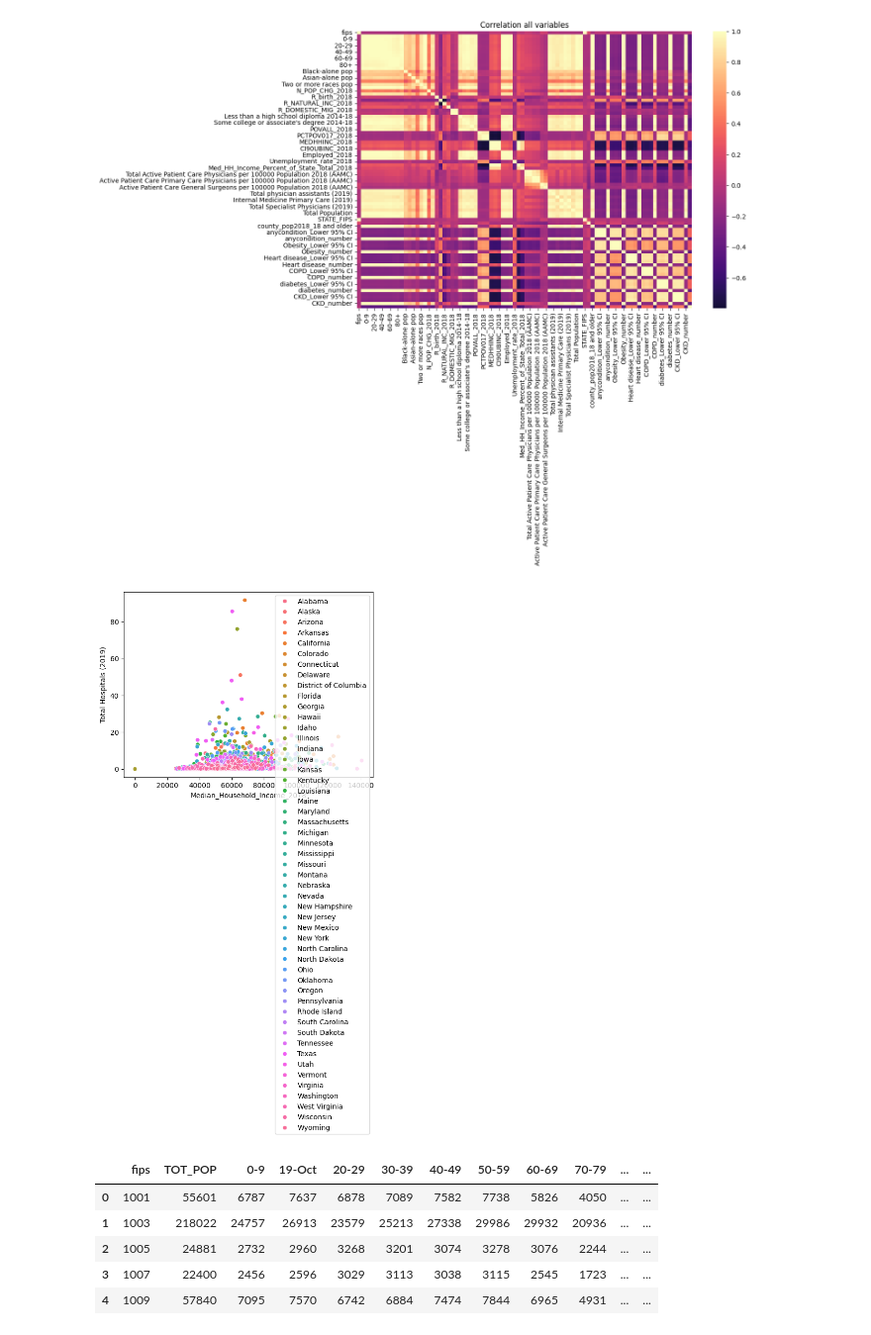
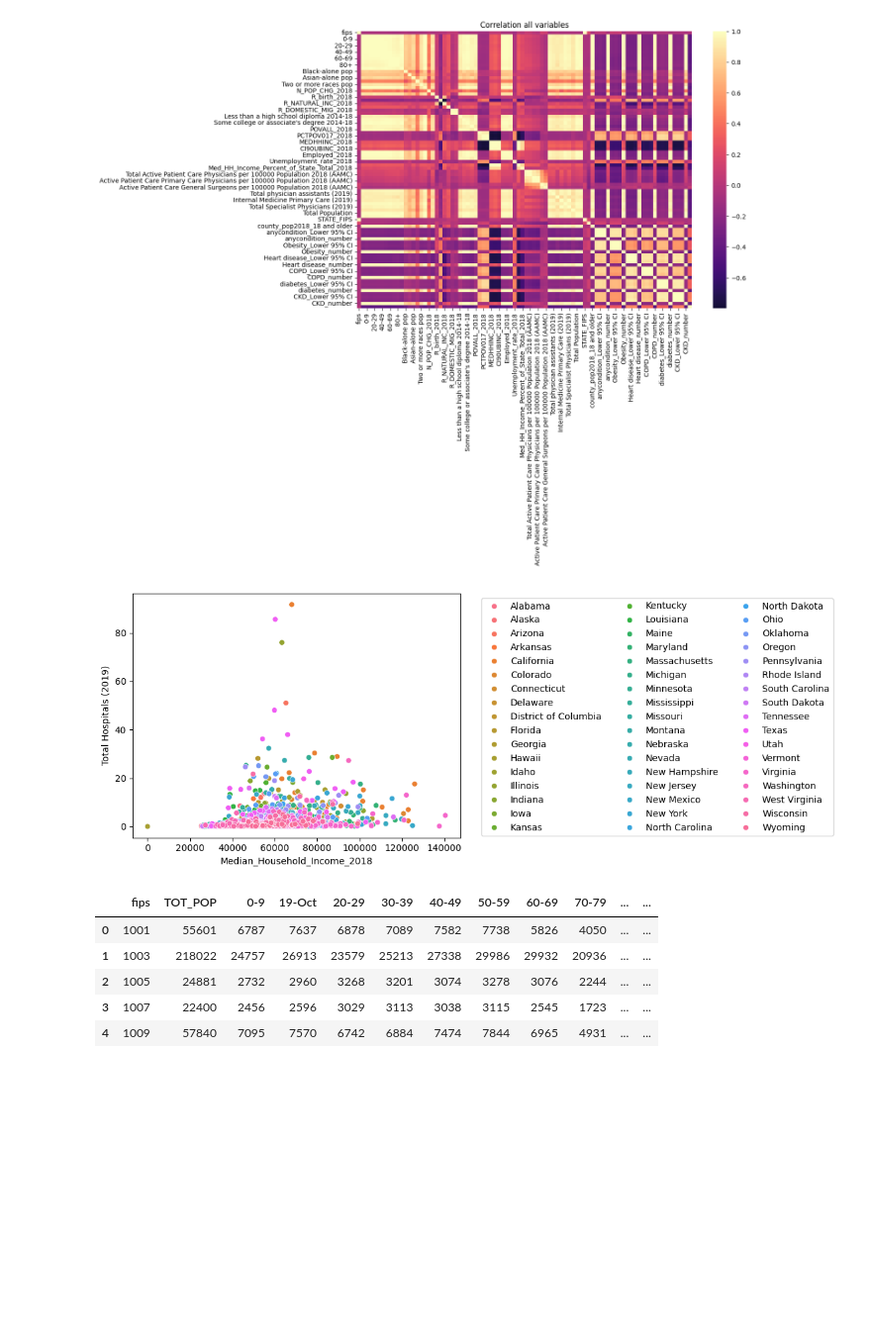
Before and after one commit to 4GeeksAcademy/IagoRivadulla-Linear-Regression-demographic-health, a Jupyter notebook: src/explore.ipynb, the cells around one changed output. Shown: that part at 99% size. Cells and saved outputs as stored; diff of their text form; code cells hidden in the pictures; blank space fills up the shorter version.

```diff
--- a/src/explore.ipynb
+++ b/src/explore.ipynb
@@ -215,15 +219,15 @@ plt.show()
 # %%
 plt.Figure(figsize=(8, 5))
 sns.scatterplot(
     x= 'Median_Household_Income_2018',
     y= 'Total Hospitals (2019)',
     hue ='STATE_NAME',
     data=df
 )
 
-plt.legend ()
+plt.legend (ncol=3, bbox_to_anchor=(1.05, 1), loc='upper left')
 plt.show()
 # %% [output]
-[figure, old version]
+[figure, new version]
 # %%
 encoders = {}
```
Also changed, not shown: parts of 7 cells of this notebook.
